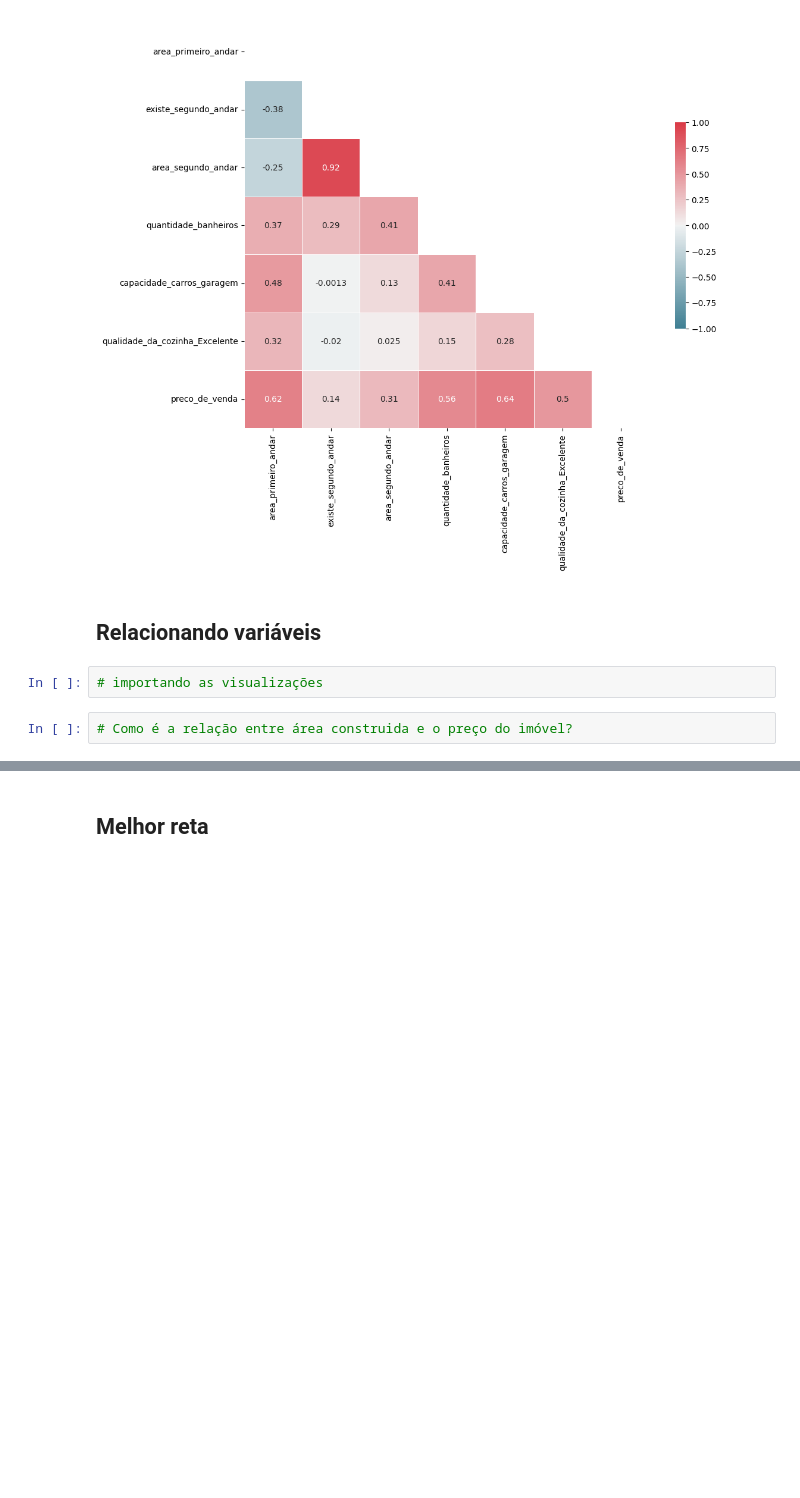
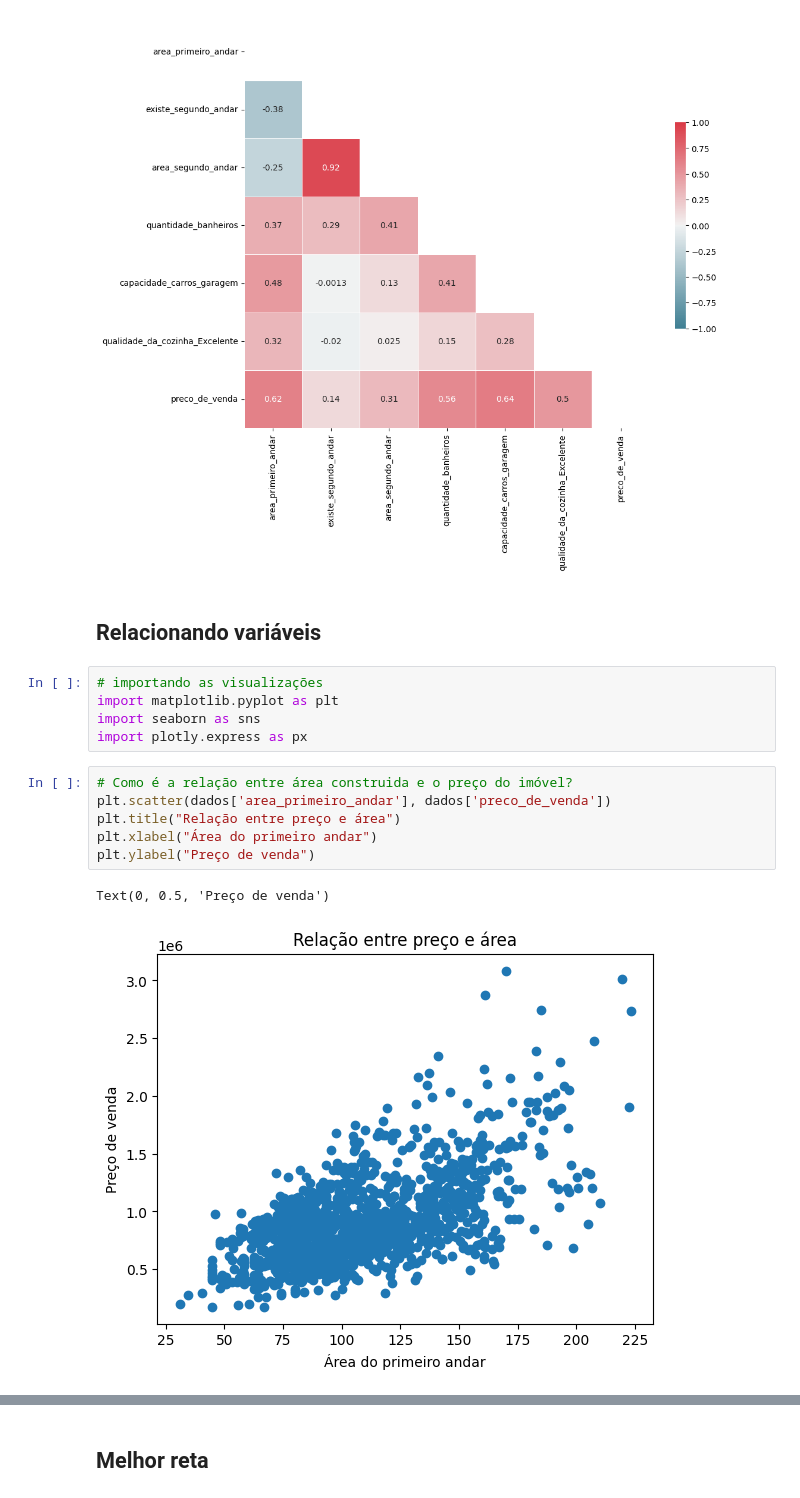
Before and after one commit to arthur-pulini/Machine-Learning-regressao-alura, a Jupyter notebook: Testando_Relacoes_com_Regressao_linear/Precos_de_Imoveis_Utilizando_Regressao_Linear.ipynb, the cells around one changed output, grey strips where cells are left out. Saved outputs shown, nothing was run; the diff lists cells and outputs as text; blank space fills up the shorter version.

```diff
--- a/Testando_Relacoes_com_Regressao_linear/Precos_de_Imoveis_Utilizando_Regressao_Linear.ipynb
+++ b/Testando_Relacoes_com_Regressao_linear/Precos_de_Imoveis_Utilizando_Regressao_Linear.ipynb
@@ -101,10 +101,20 @@ plt.show()
 [figure]
 # %% [markdown]
 ## Relacionando variáveis
-# %%
-# importando as visualizações
+# %%
+# importando as visualizações
+import matplotlib.pyplot as plt
+import seaborn as sns
+import plotly.express as px
 # %%
 # Como é a relação entre área construida e o preço do imóvel?
+plt.scatter(dados['area_primeiro_andar'], dados['preco_de_venda'])
+plt.title("Relação entre preço e área")
+plt.xlabel("Área do primeiro andar")
+plt.ylabel("Preço de venda")
+# %% [output]
+Text(0, 0.5, 'Preço de venda')
+[figure, added]
 # %%
 # Aparentemente quanto maior a área do primeiro andar, maior o preço da casa.
 # E se quisermos traçar uma linha que melhor representa esse comportamento?
```
Also changed, not shown: parts of 1 cell of this notebook.
